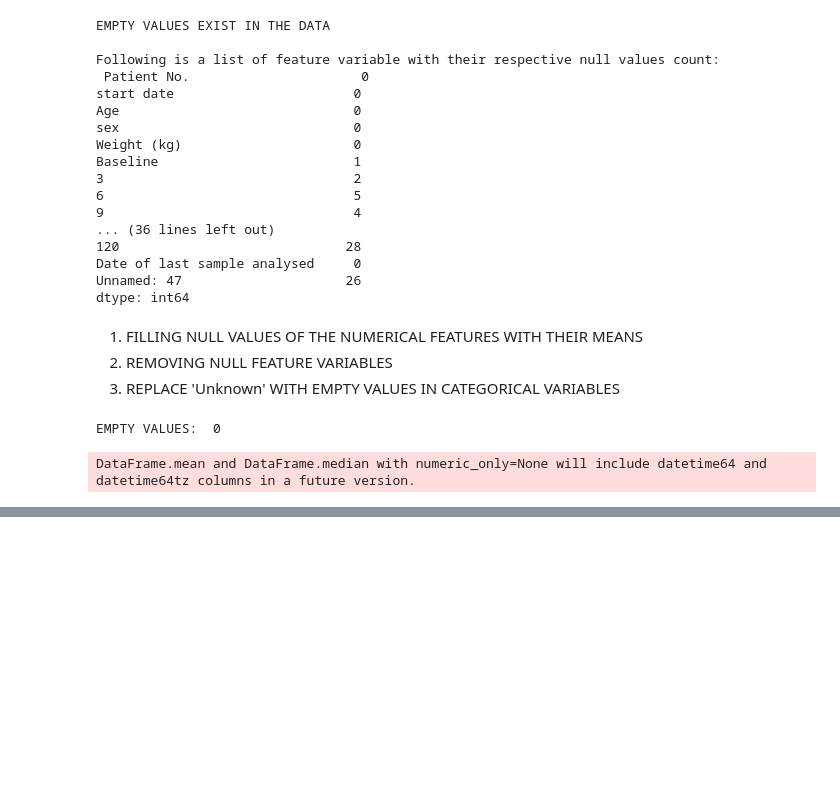
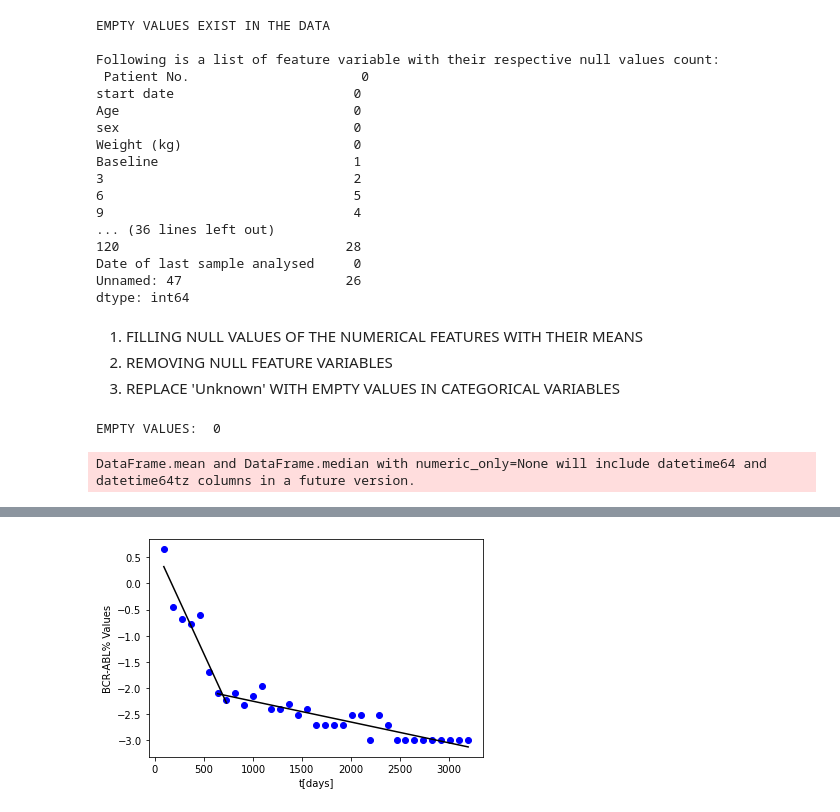
Before and after one commit to Utpal-Mishra/MSc-Thesis-Optimal-Control-Therapy-4-Cancer-Treatment, a Jupyter notebook: OptimalControlTherapy4CancerTreatment.ipynb, the cells around one changed output, grey strips where cells are left out. Drawn from its saved outputs; the diff is of its cells as text; code cells hidden in the pictures; blank space fills up the shorter version.

```diff
--- a/OptimalControlTherapy4CancerTreatment.ipynb
+++ b/OptimalControlTherapy4CancerTreatment.ipynb
@@ -137,0 +322,12 @@ DataFrame.mean and DataFrame.median with numeric_only=None will include datetime
+# %%
+lr1.fit(X[:8, ], Y[:8, ])
+lr2.fit(X[6:35, ], Y[6:35, ])
+
+plt.scatter(X[:35, ], Y[:35, ], color='blue')
+plt.plot(X[:8, ], lr1.predict(X[:8, ]), color='black')
+plt.plot(X[6:35, ], lr2.predict(X[6:35, ]), color='black')
+plt.ylabel("BCR-ABL% Values")
+plt.xlabel("t[days]")
+plt.show()
+# %% [output]
+[figure, added]
```
Also changed, not shown: parts of 19 cells of this notebook.
